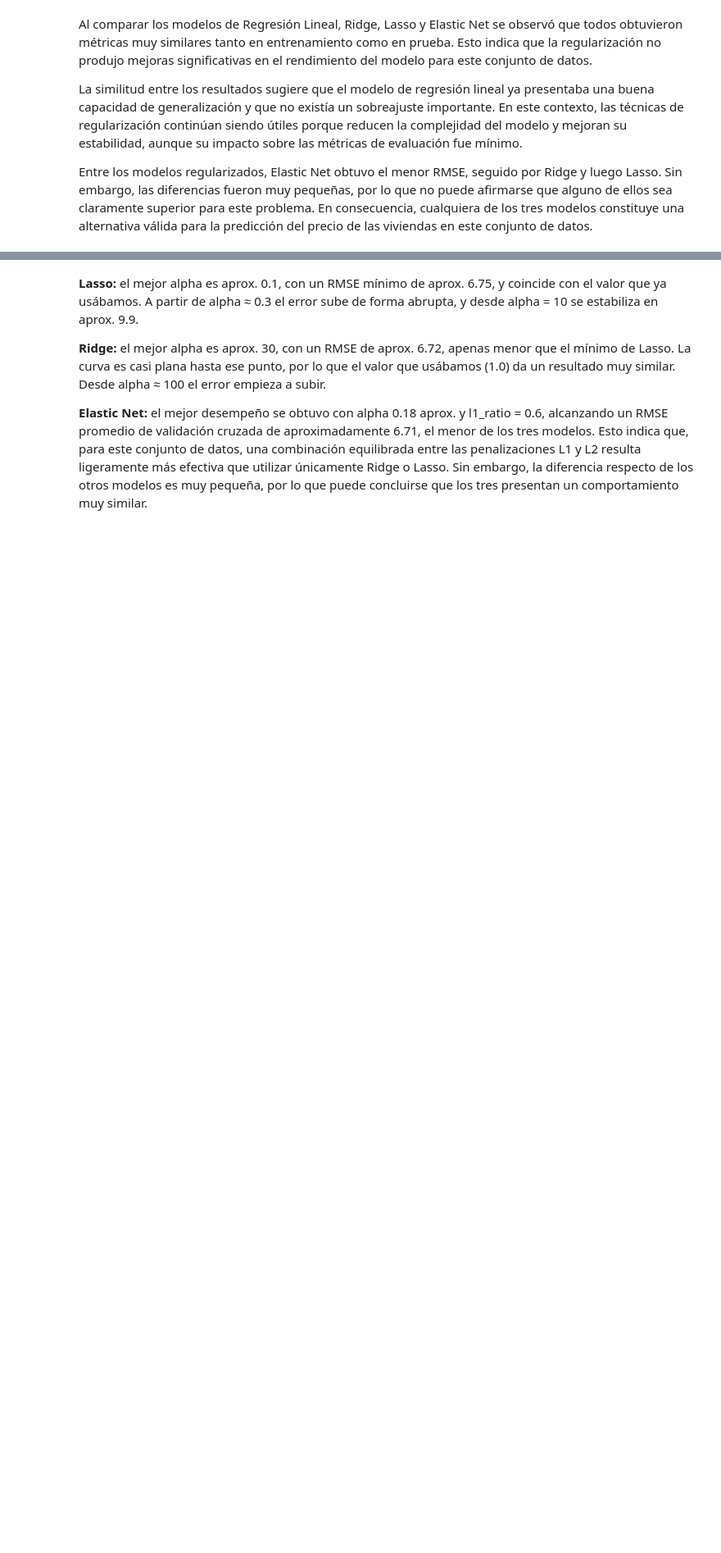
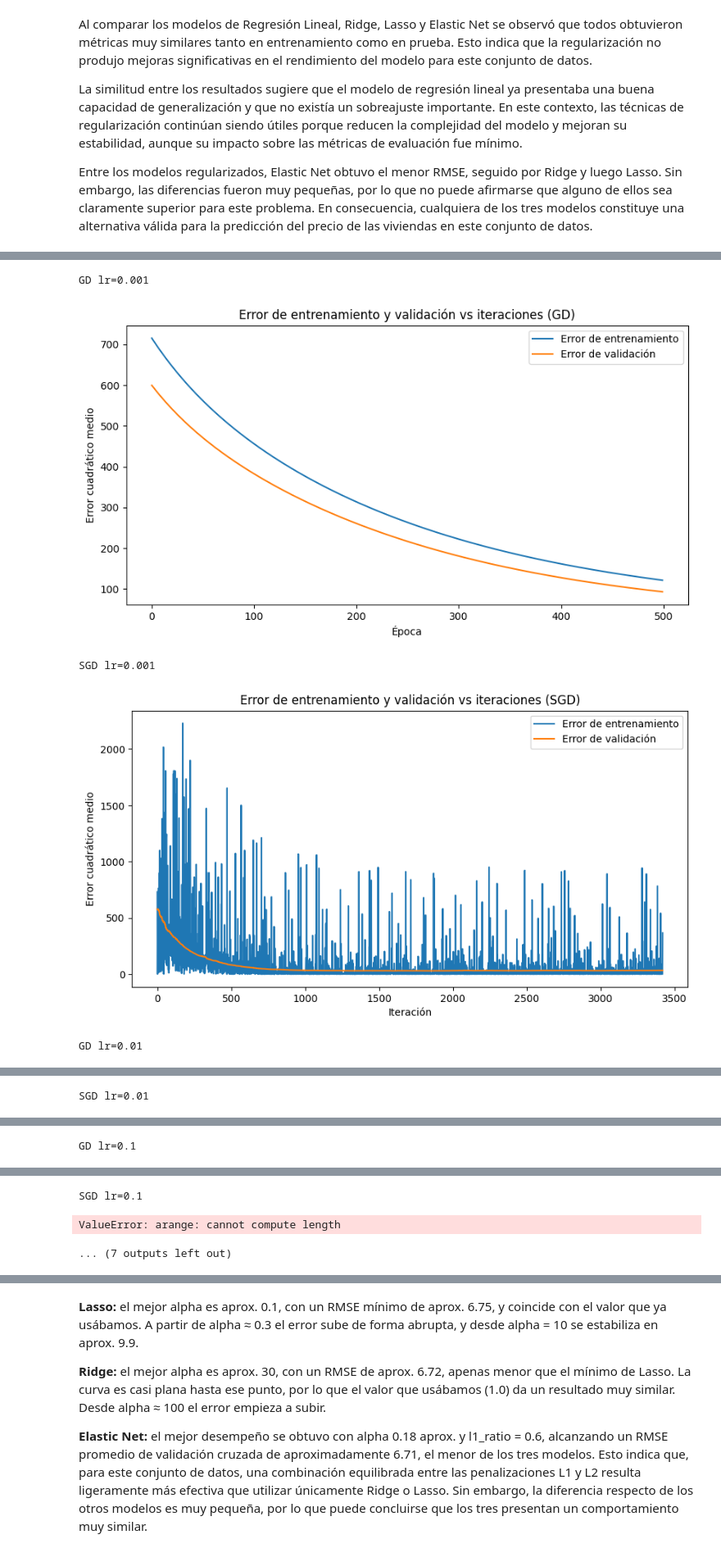
Before and after one commit to AlvaTF/TP-AA1-Ruiz-Toledo-Mendoza, a Jupyter notebook: TP_1/TP_regresion_AA1.ipynb, the cells around one changed output, grey strips where cells are left out. Shown at 82% size. Saved outputs shown, nothing was run; the diff lists cells and outputs as text; code cells hidden in the pictures; blank space fills up the shorter version.

```diff
--- a/TP_1/TP_regresion_AA1.ipynb
+++ b/TP_1/TP_regresion_AA1.ipynb
@@ -727 +775,14 @@ Entre los modelos regularizados, Elastic Net obtuvo el menor RMSE, seguido por R
 **de Gradiente Descendiente**
+# %%
+for lr in [0.001, 0.01, 0.1]:
+    print(f"GD lr={lr}"); gradient_descent(X_tr_esc, y_tr_gd, X_val_esc, y_val_gd, lr=lr, epochs=500)
+    print(f"SGD lr={lr}"); stochastic_gradient_descent(X_tr_esc, y_tr_gd, X_val_esc, y_val_gd, lr=lr, epochs=10)
+
+for bs in [8, 32, 128]:
+    print(f"Mini-batch bs={bs}"); mini_batch_gradient_descent(X_tr_esc, y_tr_gd, X_val_esc, y_val_gd, lr=0.01, epochs=100, batch_size=bs)
+# %% [output]
+GD lr=0.001
+[figure, added]
+SGD lr=0.001
+[figure, added]
+GD lr=0.01
@@ -727,0 +790 @@ Entre los modelos regularizados, Elastic Net obtuvo el menor RMSE, seguido por R
+SGD lr=0.01
@@ -727,0 +792 @@ Entre los modelos regularizados, Elastic Net obtuvo el menor RMSE, seguido por R
+GD lr=0.1
@@ -728 +794,4 @@ Entre los modelos regularizados, Elastic Net obtuvo el menor RMSE, seguido por R
+SGD lr=0.1
+ValueError: arange: cannot compute length
+... (7 outputs left out)
 # %% [markdown]
```
Also changed, not shown: parts of 26 cells of this notebook.
